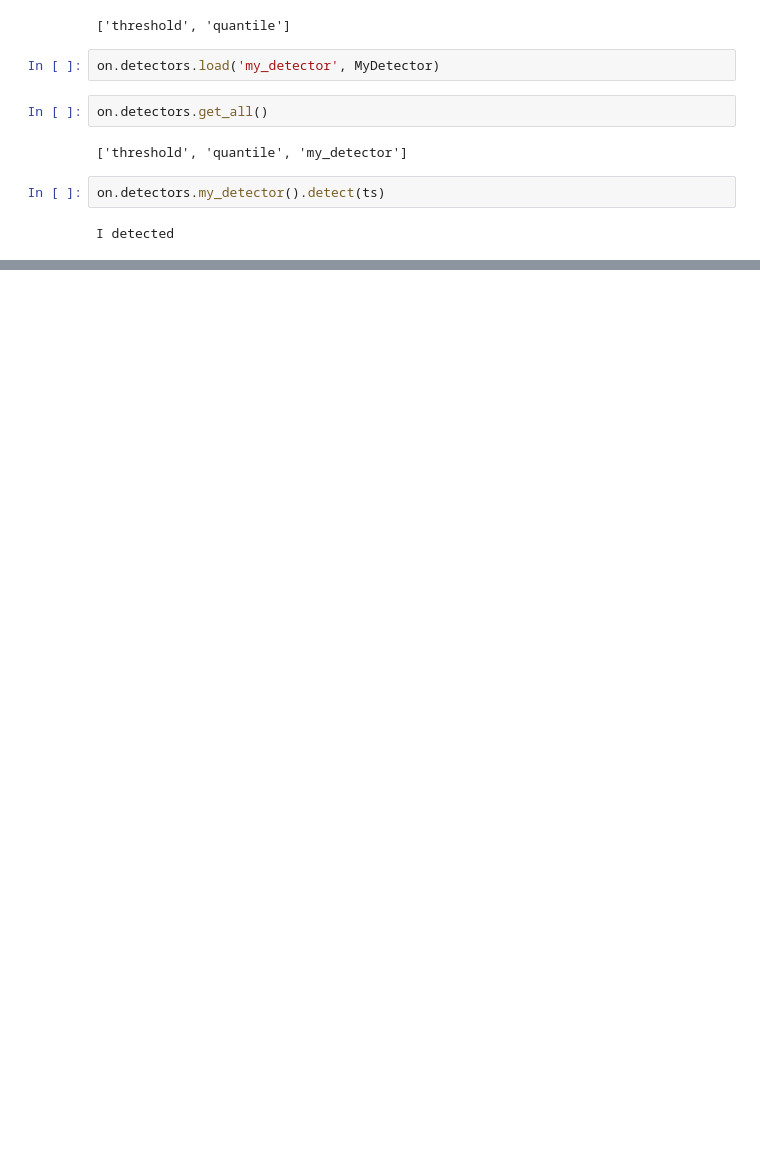
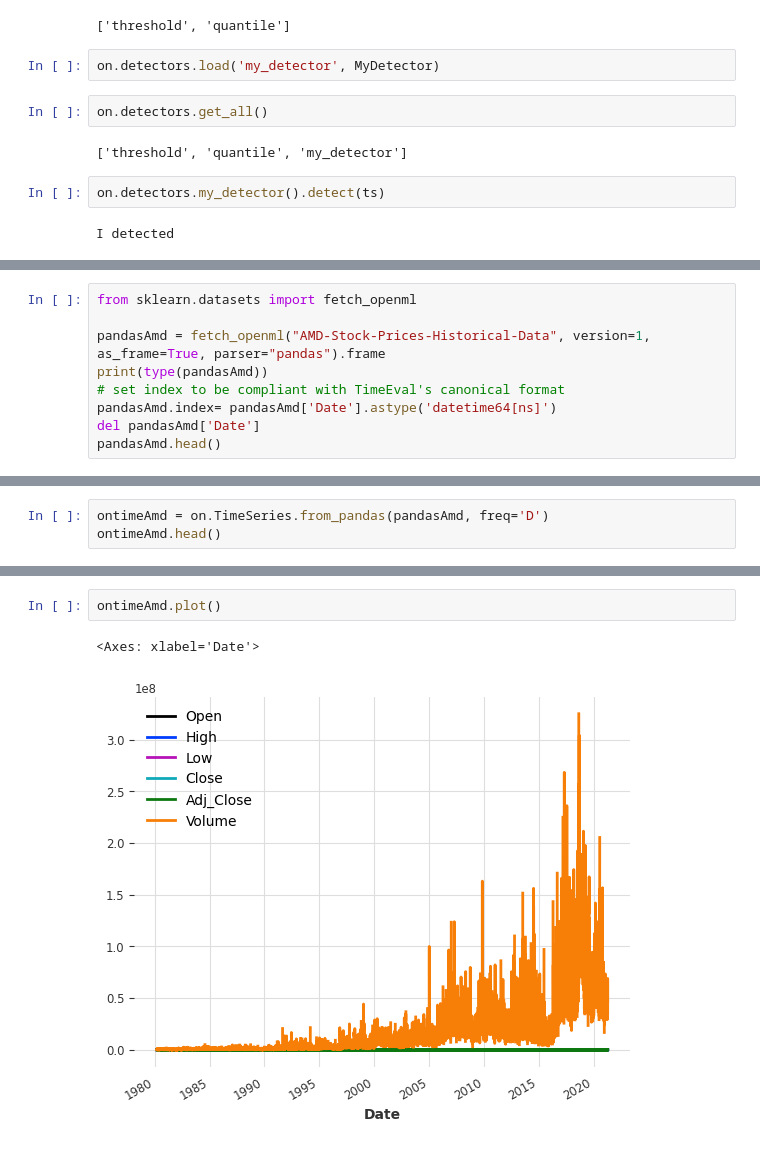
Before and after one commit to ontime-re/ontime, a Jupyter notebook: notebooks/docs/0_core/0.1-time-series-custom-class.ipynb, the cells around one changed output, grey strips where cells are left out. Drawn from its saved outputs; the diff is of its cells as text; blank space fills up the shorter version.

```diff
--- a/notebooks/docs/0_core/0.1-time-series-custom-class.ipynb
+++ b/notebooks/docs/0_core/0.1-time-series-custom-class.ipynb
@@ -76,0 +131,9 @@ I detected
+# %%
+from sklearn.datasets import fetch_openml
+
+pandasAmd = fetch_openml("AMD-Stock-Prices-Historical-Data", version=1, as_frame=True, parser="pandas").frame
+print(type(pandasAmd))
+# set index to be compliant with TimeEval's canonical format
+pandasAmd.index= pandasAmd['Date'].astype('datetime64[ns]')
+del pandasAmd['Date']
+pandasAmd.head()
@@ -76,0 +149,3 @@ I detected
+# %%
+ontimeAmd = on.TimeSeries.from_pandas(pandasAmd, freq='D')
+ontimeAmd.head()
@@ -76,0 +170,5 @@ I detected
+# %%
+ontimeAmd.plot()
+# %% [output]
+<Axes: xlabel='Date'>
+[figure, added]
```
Also changed, not shown: parts of 15 cells of this notebook, 3 other files.
